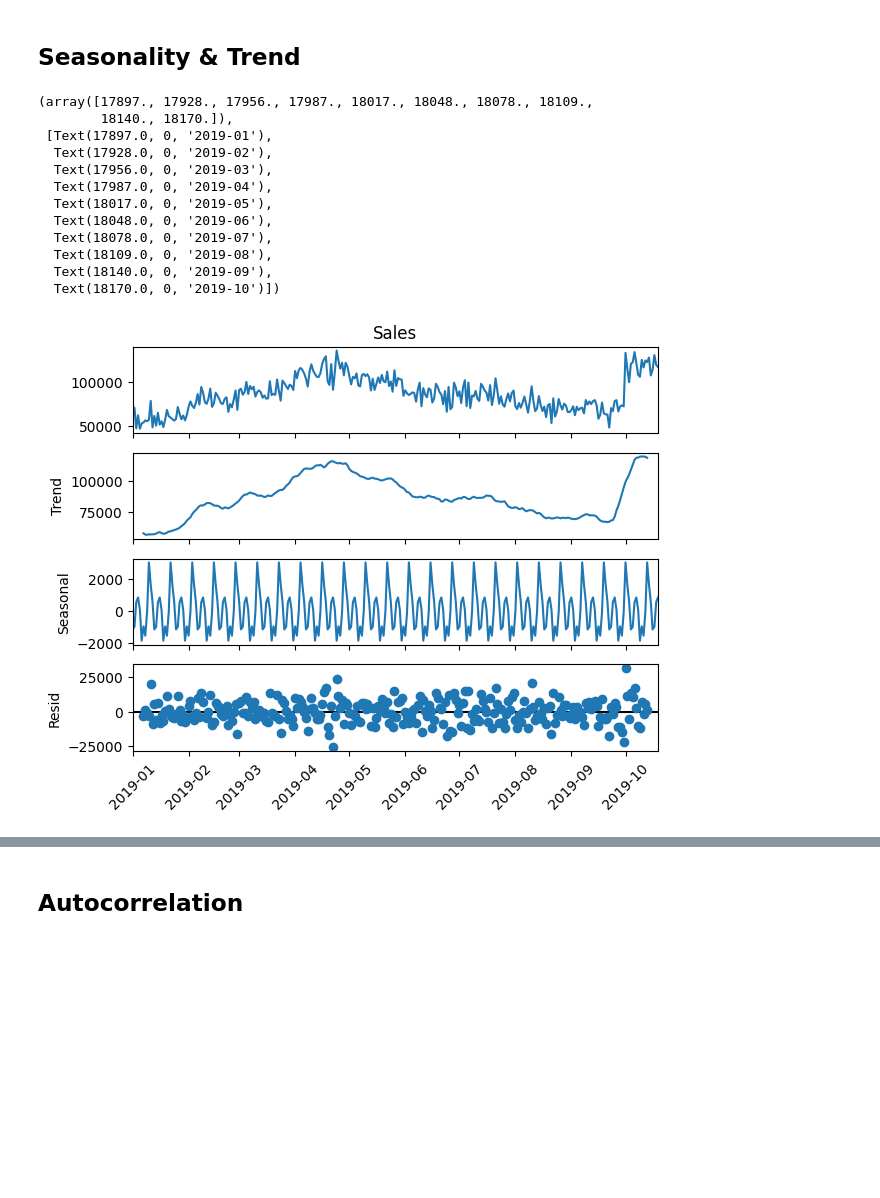
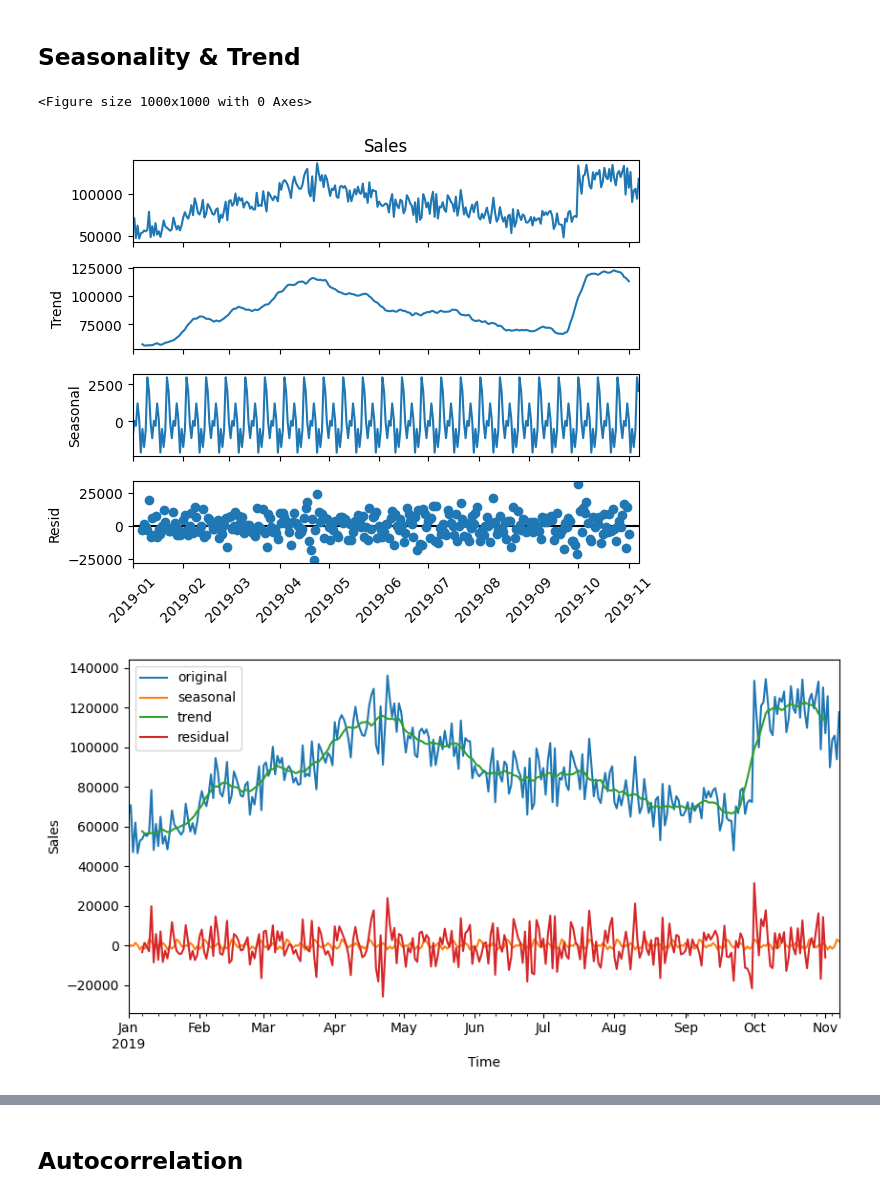
Before and after one commit to AllDataers/SalesPredictionGroupe4, a Jupyter notebook: notebooks/ml_prediction.ipynb, the cells around one changed output, grey strips where cells are left out. Cells and saved outputs as stored; diff of their text form; code cells hidden in the pictures; blank space fills up the shorter version.

```diff
--- a/notebooks/ml_prediction.ipynb
+++ b/notebooks/ml_prediction.ipynb
@@ -15,3 +22,2 @@ df = initial_df.set_index(keys=["OrderDate"])
 # %%
-from sktime.split import temporal_train_test_split
-X_train, X_test = temporal_train_test_split(y=df["Sales"].resample("D").sum(), test_size=0.2)
+X_train, X_test = temporal_train_test_split(y=df["Sales"].resample("D").sum(), test_size=0.15)
@@ -41,22 +34,21 @@ plt.xticks(rotation=45)
 ## Seasonality & Trend
 # %%
 from statsmodels.tsa.seasonal import seasonal_decompose
-
+plt.figure(figsize=(10, 10))
 result = seasonal_decompose(X_train, model='additive', period=12)
 result.plot()
-plt.xticks(rotation=45)
+plt.xticks(rotation=45);
 # %% [output]
-(array([17897., 17928., 17956., 17987., 18017., 18048., 18078., 18109.,
-        18140., 18170.]),
- [Text(17897.0, 0, '2019-01'),
-  Text(17928.0, 0, '2019-02'),
-  Text(17956.0, 0, '2019-03'),
-  Text(17987.0, 0, '2019-04'),
-  Text(18017.0, 0, '2019-05'),
-  Text(18048.0, 0, '2019-06'),
-  Text(18078.0, 0, '2019-07'),
-  Text(18109.0, 0, '2019-08'),
-  Text(18140.0, 0, '2019-09'),
-  Text(18170.0, 0, '2019-10')])
+<Figure size 1000x1000 with 0 Axes>
-[figure, old version]
+[figure, new version]
+# %%
+fig, ax = plt.subplots(1, figsize=plt.figaspect(.5))
+X_train.plot(ax=ax, label="original")
+result.seasonal.plot(ax=ax, label="seasonal")
+result.trend.plot(ax=ax, label="trend")
+result.resid.plot(ax=ax, label="residual")
+ax.set(xlabel="Time", ylabel="Sales")
+plt.legend();
+# %% [output]
+[figure, added]
 # %%
```
Also changed, not shown: parts of 51 cells of this notebook.
